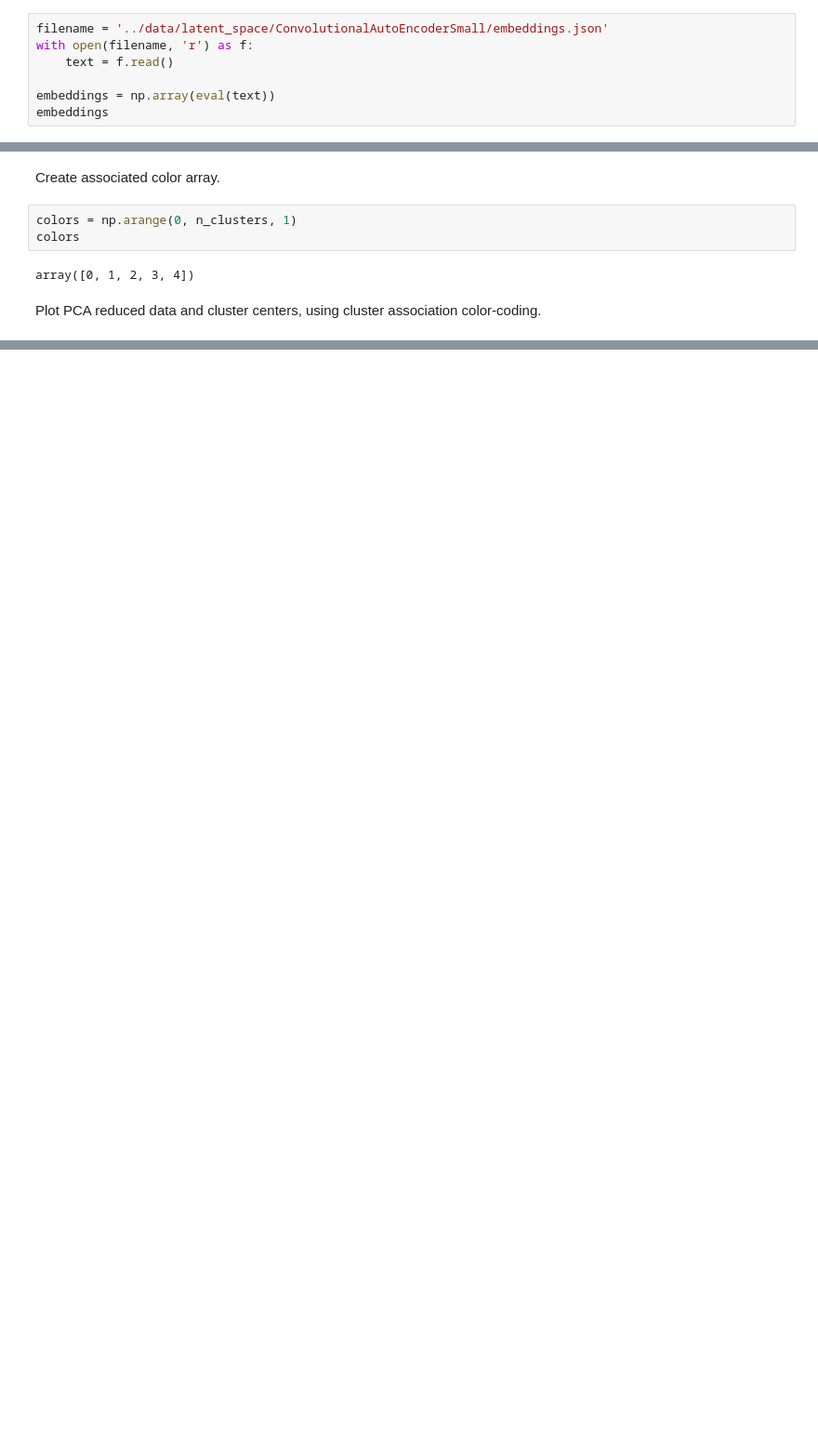
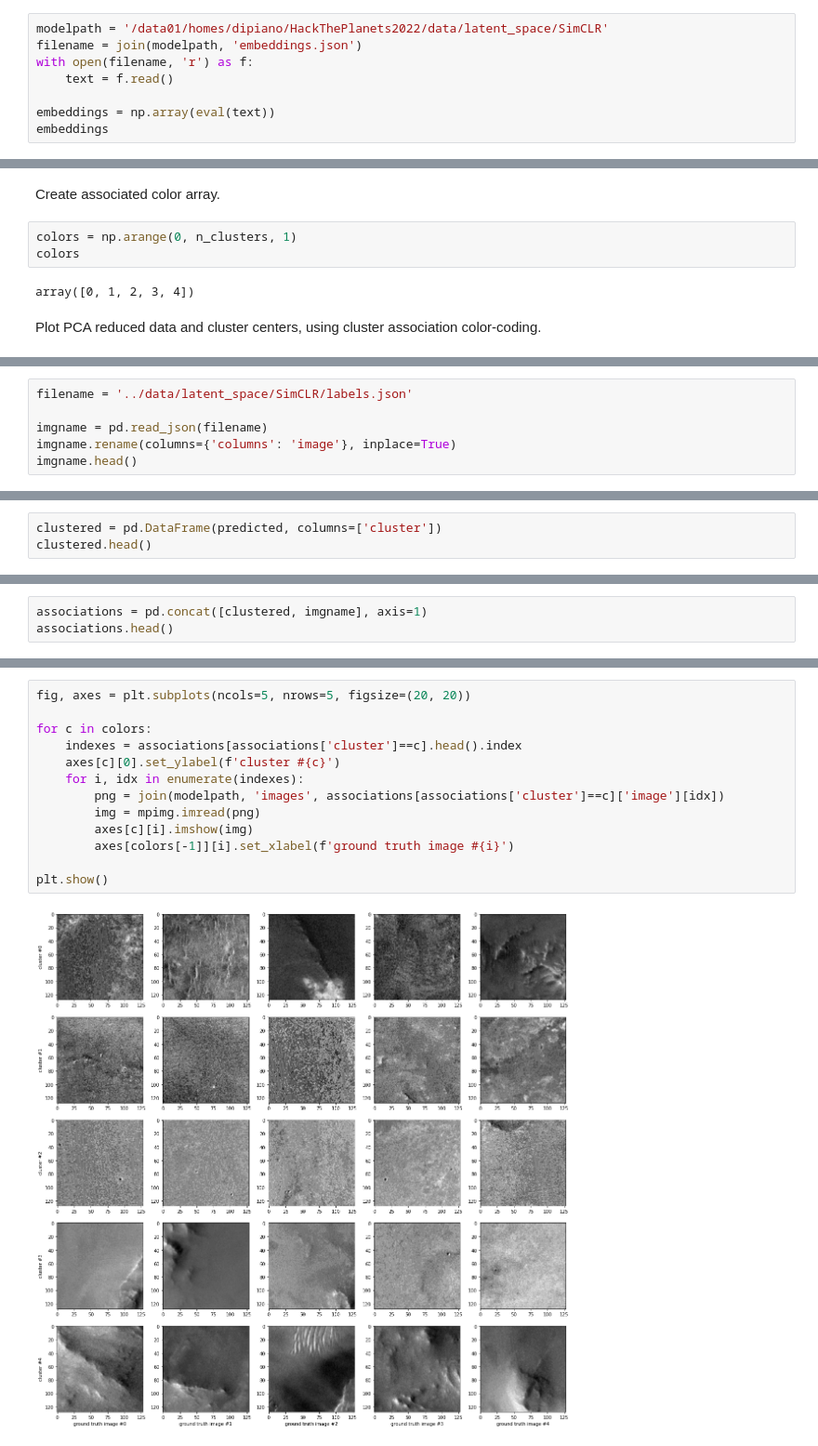
Before and after one commit to chbrandt/HackThePlanets2022, a Jupyter notebook: notebooks/pca_kmeans_sklearn.ipynb, the cells around one changed output, grey strips where cells are left out. Shown at 93% size. Cells and saved outputs as stored; diff of their text form; blank space fills up the shorter version.

Commit message:
after PCA and kmeans visualise sample images

```diff
--- a/notebooks/pca_kmeans_sklearn.ipynb
+++ b/notebooks/pca_kmeans_sklearn.ipynb
@@ -12,7 +12,8 @@ from sklearn.decomposition import PCA
 # %% [markdown]
 Load embeddings data. Although the file extension is JSON the format is actually not. Neither numpy nor pandas manage to load the data, hence we simply read the text file and convert to numpy array its values.
 # %%
-filename = '../data/latent_space/ConvolutionalAutoEncoderSmall/embeddings.json'
+modelpath = '/data01/homes/dipiano/HackThePlanets2022/data/latent_space/SimCLR'
+filename = join(modelpath, 'embeddings.json')
 with open(filename, 'r') as f:
     text = f.read()
 
@@ -218,0 +227,6 @@ plt.show()
+# %%
+filename = '../data/latent_space/SimCLR/labels.json'
+
+imgname = pd.read_json(filename)
+imgname.rename(columns={'columns': 'image'}, inplace=True)
+imgname.head()
@@ -218,0 +242,3 @@ plt.show()
+# %%
+clustered = pd.DataFrame(predicted, columns=['cluster'])
+clustered.head()
@@ -218,0 +254,3 @@ plt.show()
+# %%
+associations = pd.concat([clustered, imgname], axis=1)
+associations.head()
@@ -218,0 +266,15 @@ plt.show()
+# %%
+fig, axes = plt.subplots(ncols=5, nrows=5, figsize=(20, 20))
+
+for c in colors:
+    indexes = associations[associations['cluster']==c].head().index
+    axes[c][0].set_ylabel(f'cluster #{c}')
+    for i, idx in enumerate(indexes):
+        png = join(modelpath, 'images', associations[associations['cluster']==c]['image'][idx])
+        img = mpimg.imread(png)
+        axes[c][i].imshow(img)
+        axes[colors[-1]][i].set_xlabel(f'ground truth image #{i}')
+
+plt.show()
+# %% [output]
+[figure, added]
```
Also changed, not shown: parts of 22 cells of this notebook.
